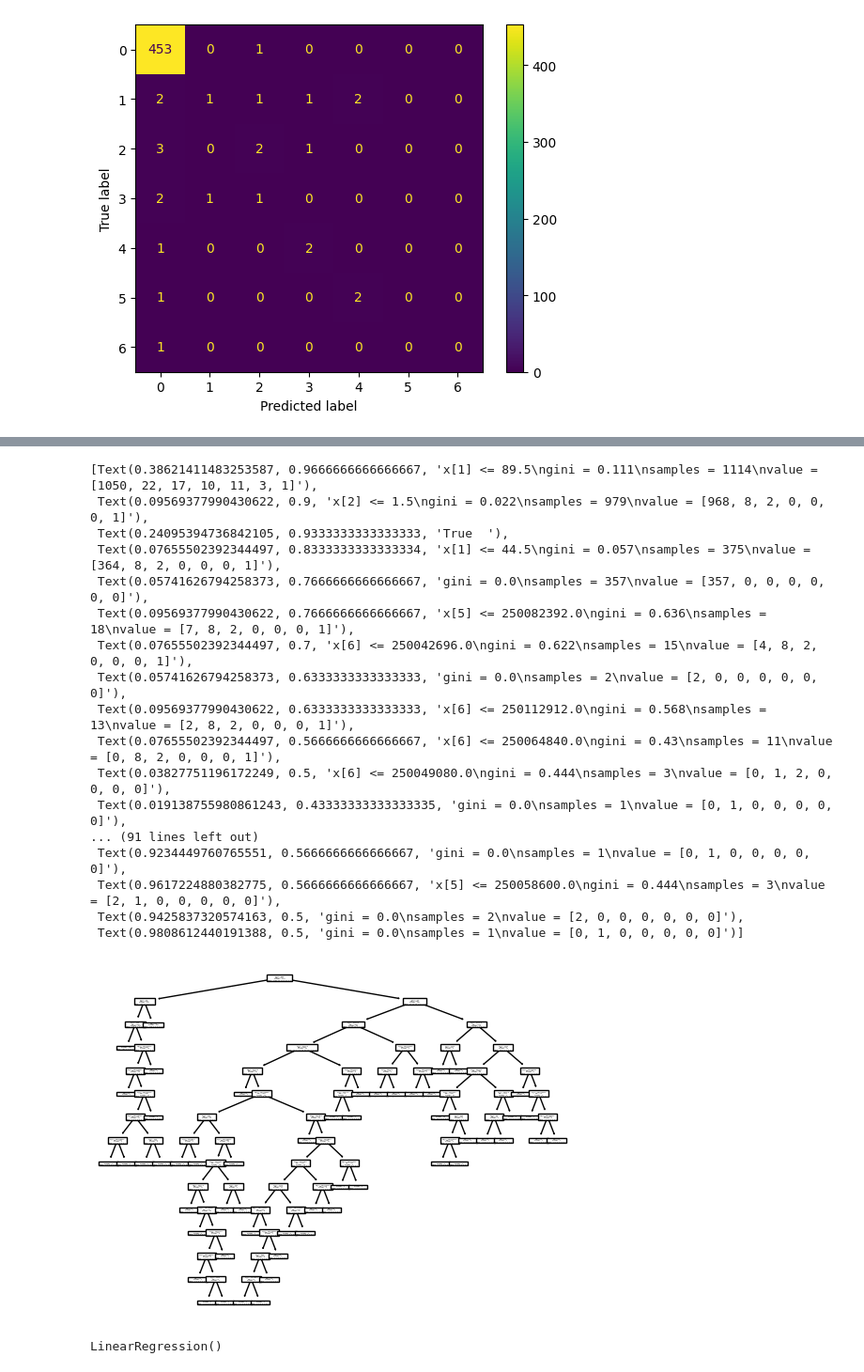
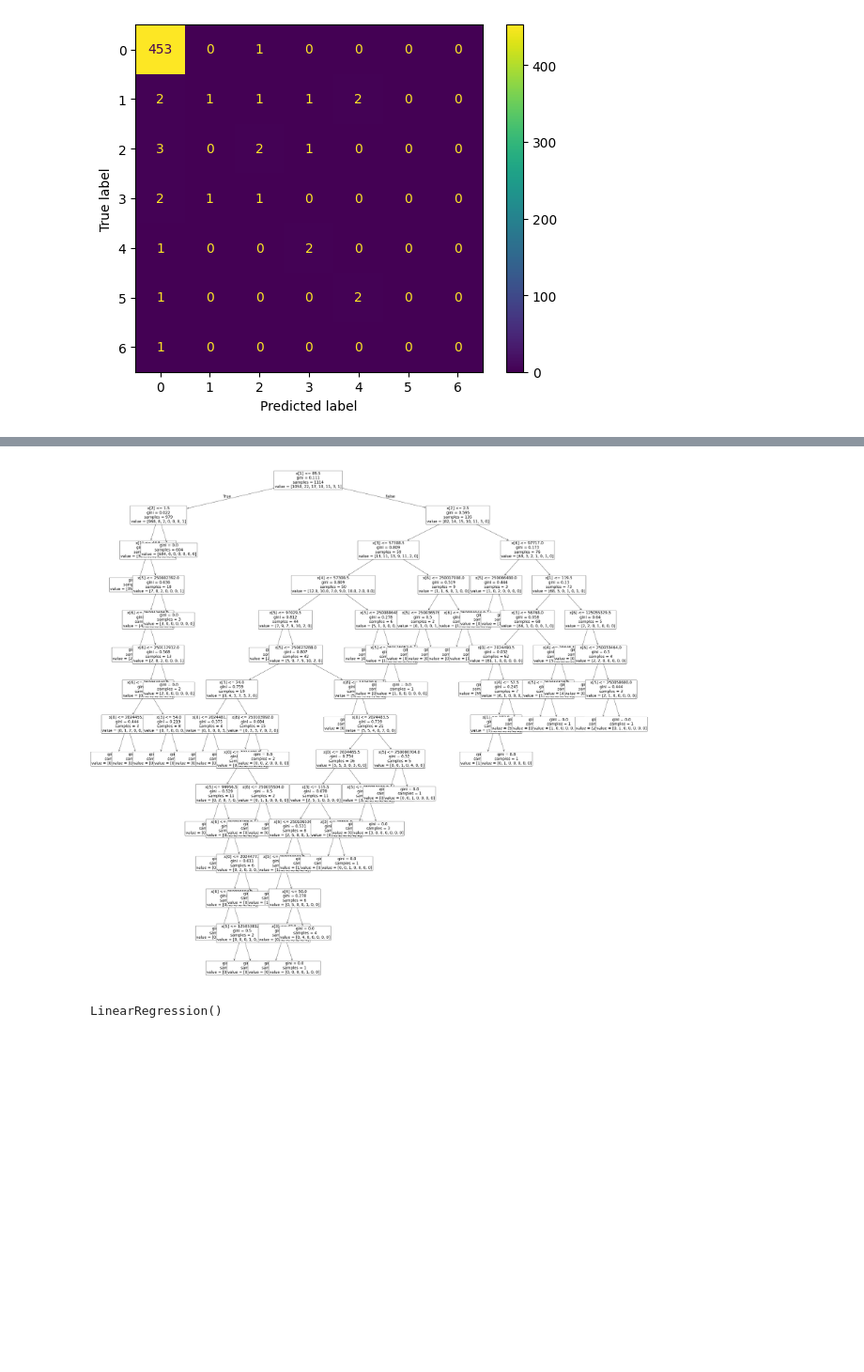
Before and after one commit to SFETNI/Omdena-UEFAEURO2024, a Jupyter notebook: task3-machine-learning-modeling/match_events_modeling.ipynb, the cells around one changed output, grey strips where cells are left out. Shown at 94% size. Drawn from its saved outputs; the diff is of its cells as text; code cells hidden in the pictures; blank space fills up the shorter version.

```diff
--- a/task3-machine-learning-modeling/match_events_modeling.ipynb
+++ b/task3-machine-learning-modeling/match_events_modeling.ipynb
@@ -58,9 +58,9 @@ from sklearn.model_selection import train_test_split
 X_train, X_test, Y_train, Y_test = train_test_split(X, Y, test_size=0.3, random_state=101)
 # %%
 from sklearn.ensemble import RandomForestClassifier
-classifier = RandomForestClassifier(n_estimators = 20, random_state = 0)
-classifier.fit(X_train,Y_train)
-y_pred = classifier.predict(X_test)
+randclass = RandomForestClassifier(n_estimators = 20, random_state = 0)
+randclass.fit(X_train,Y_train)
+y_pred = randclass.predict(X_test)
 # %%
 from sklearn.naive_bayes import MultinomialNB
 nb = MultinomialNB()
@@ -88,8 +88,8 @@ svc.fit(X_train,Y_train)
 LinearSVC()
 # %%
 from sklearn import tree
-clf = tree.DecisionTreeClassifier()
-clf = clf.fit(X_train, Y_train)
+treeclass = tree.DecisionTreeClassifier()
+treeclass = treeclass.fit(X_train, Y_train)
 # %%
 from sklearn.linear_model import LinearRegression
 linreg= LinearRegression()
@@ -211,26 +211,12 @@ Decition tree
 weighted avg       0.94      0.94      0.94       478
 [figure]
-# %%
-tree.plot_tree(clf)
-# %% [output]
-[Text(0.38621411483253587, 0.9666666666666667, 'x[1] <= 89.5\ngini = 0.111\nsamples = 1114\nvalue = [1050, 22, 17, 10, 11, 3, 1]'),
- Text(0.09569377990430622, 0.9, 'x[2] <= 1.5\ngini = 0.022\nsamples = 979\nvalue = [968, 8, 2, 0, 0, 0, 1]'),
- Text(0.24095394736842105, 0.9333333333333333, 'True  '),
- Text(0.07655502392344497, 0.8333333333333334, 'x[1] <= 44.5\ngini = 0.057\nsamples = 375\nvalue = [364, 8, 2, 0, 0, 0, 1]'),
- Text(0.05741626794258373, 0.7666666666666667, 'gini = 0.0\nsamples = 357\nvalue = [357, 0, 0, 0, 0, 0, 0]'),
- Text(0.09569377990430622, 0.7666666666666667, 'x[5] <= 250082392.0\ngini = 0.636\nsamples = 18\nvalue = [7, 8, 2, 0, 0, 0, 1]'),
- Text(0.07655502392344497, 0.7, 'x[6] <= 250042696.0\ngini = 0.622\nsamples = 15\nvalue = [4, 8, 2, 0, 0, 0, 1]'),
- Text(0.05741626794258373, 0.6333333333333333, 'gini = 0.0\nsamples = 2\nvalue = [2, 0, 0, 0, 0, 0, 0]'),
- Text(0.09569377990430622, 0.6333333333333333, 'x[6] <= 250112912.0\ngini = 0.568\nsamples = 13\nvalue = [2, 8, 2, 0, 0, 0, 1]'),
- Text(0.07655502392344497, 0.5666666666666667, 'x[6] <= 250064840.0\ngini = 0.43\nsamples = 11\nvalue = [0, 8, 2, 0, 0, 0, 1]'),
- Text(0.03827751196172249, 0.5, 'x[6] <= 250049080.0\ngini = 0.444\nsamples = 3\nvalue = [0, 1, 2, 0, 0, 0, 0]'),
- Text(0.019138755980861243, 0.43333333333333335, 'gini = 0.0\nsamples = 1\nvalue = [0, 1, 0, 0, 0, 0, 0]'),
-... (91 lines left out)
- Text(0.9234449760765551, 0.5666666666666667, 'gini = 0.0\nsamples = 1\nvalue = [0, 1, 0, 0, 0, 0, 0]'),
- Text(0.9617224880382775, 0.5666666666666667, 'x[5] <= 250058600.0\ngini = 0.444\nsamples = 3\nvalue = [2, 1, 0, 0, 0, 0, 0]'),
- Text(0.9425837320574163, 0.5, 'gini = 0.0\nsamples = 2\nvalue = [2, 0, 0, 0, 0, 0, 0]'),
- Text(0.9808612440191388, 0.5, 'gini = 0.0\nsamples = 1\nvalue = [0, 1, 0, 0, 0, 0, 0]')]
-[figure, removed]
+# %%
+# plot tree
+plt.figure(figsize=(50,50))  # set plot size (denoted in inches)
+tree.plot_tree(treeclass, fontsize=20)
+plt.show()
+# %% [output]
+[figure, added]
 # %%
 from sklearn.linear_model import LinearRegression
 reg = LinearRegression()
```
Also changed, not shown: parts of 9 cells of this notebook.
